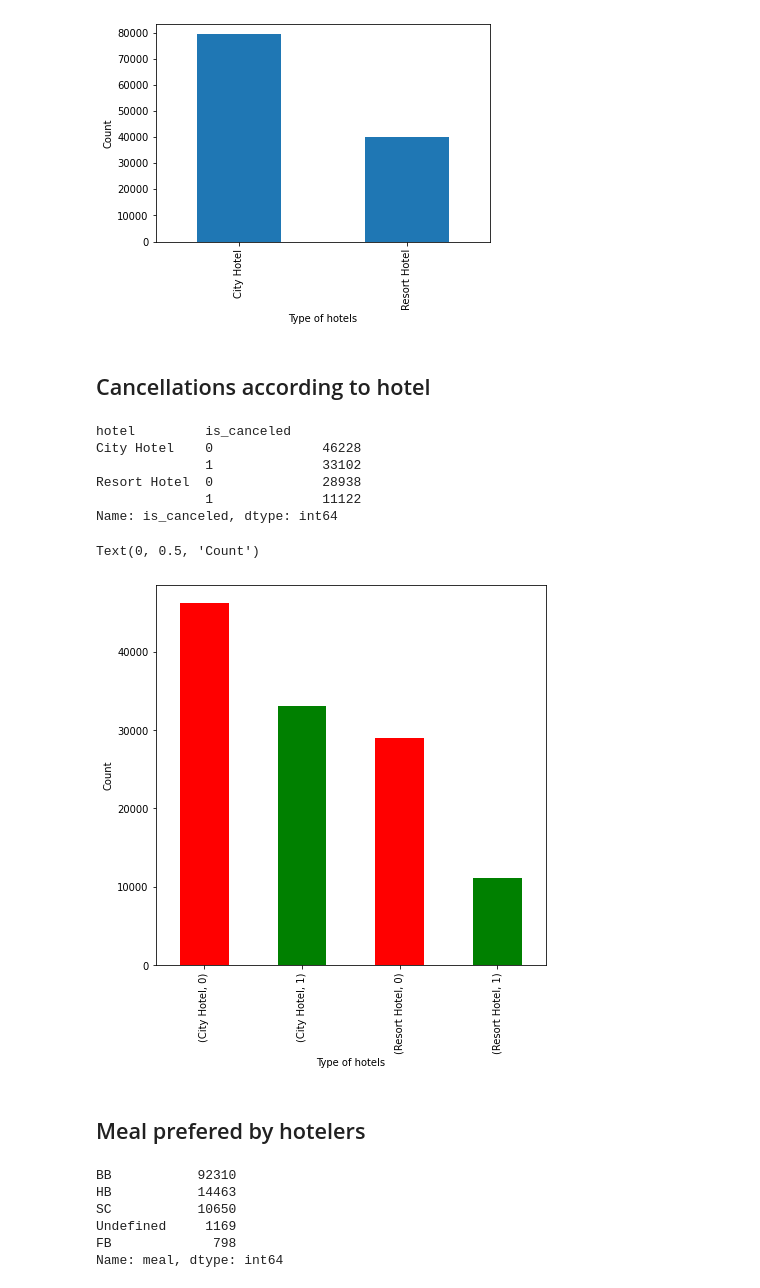
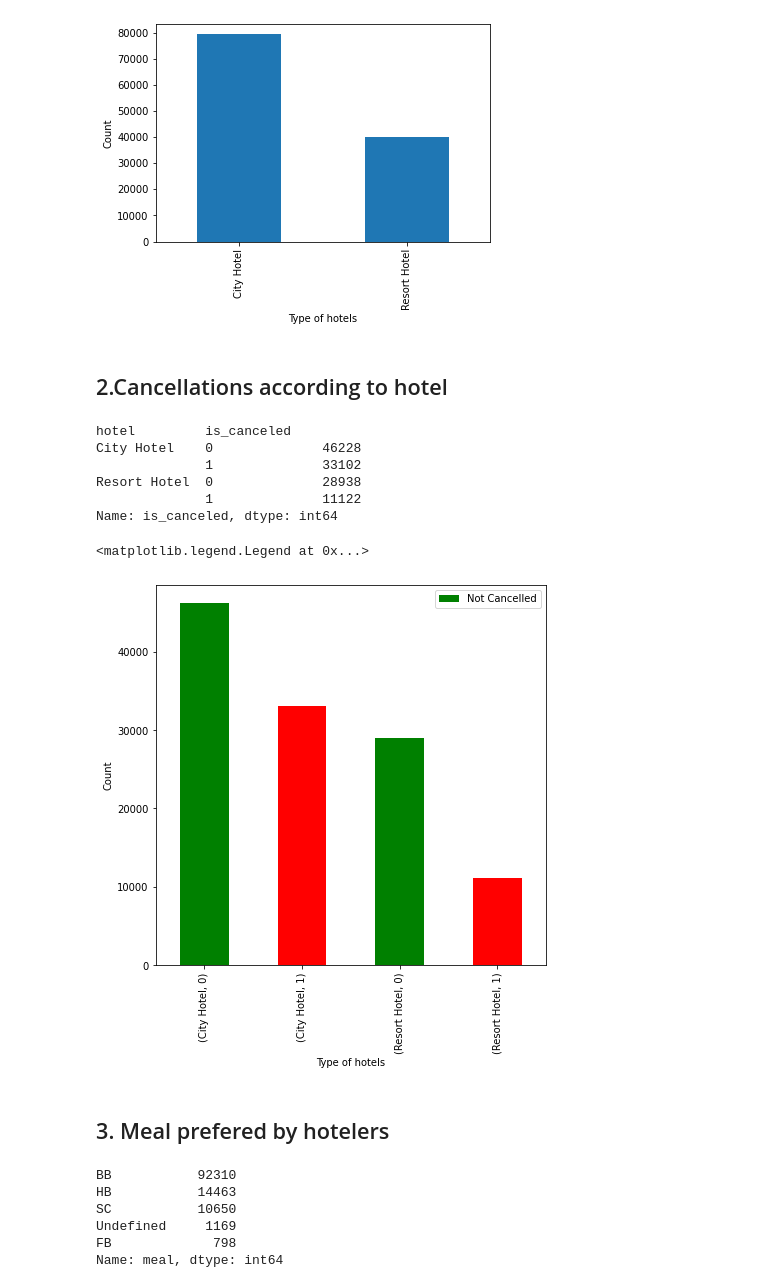
Before and after one commit to Jayjake1/hotel-booking-analysis, a Jupyter notebook: Hotel_booking_analysis_team_project.ipynb, the cells around one changed output. Drawn from its saved outputs; the diff is of its cells as text; code cells hidden in the pictures.

Commit message:
hotel analysis second push

```diff
--- a/Hotel_booking_analysis_team_project.ipynb
+++ b/Hotel_booking_analysis_team_project.ipynb
@@ -182,7 +224,7 @@ plt.ylabel('Count')
 Text(0, 0.5, 'Count')
 [figure]
 # %% [markdown]
-## Cancellations according to hotel
+## 2.Cancellations according to hotel
 # %%
 cancel_count = df.groupby(['hotel'])['is_canceled'].value_counts()
 cancel_count
@@ -195,14 +237,15 @@ Resort Hotel  0              28938
 Name: is_canceled, dtype: int64
 # %%
 plt.rcParams['figure.figsize'] = (7, 7)
-cancel_count.plot(kind = 'bar',color=['red','green'])
+cancel_count.plot(kind = 'bar',color=['green','red'])
 plt.xlabel('Type of hotels')
 plt.ylabel('Count')
+plt.legend(labels=['Not Cancelled','Canceled'])
 # %% [output]
-Text(0, 0.5, 'Count')
+<matplotlib.legend.Legend at 0x...>
-[figure, old version]
+[figure, new version]
 # %% [markdown]
-## Meal prefered by hotelers
+## 3. Meal prefered by hotelers
 # %%
 meal_type = df['meal'].value_counts()
 meal_type
```
Also changed, not shown: parts of 26 cells of this notebook.
